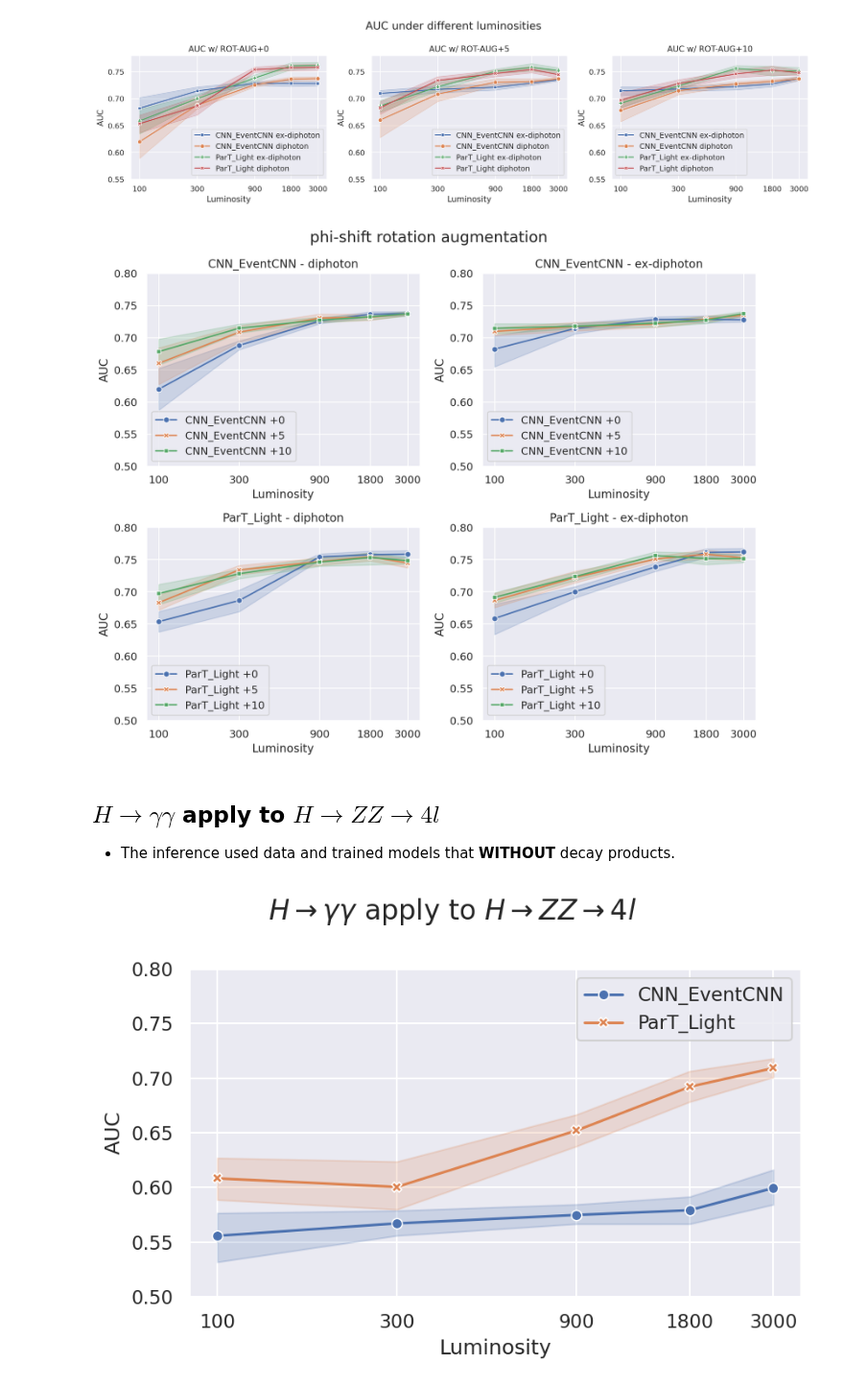
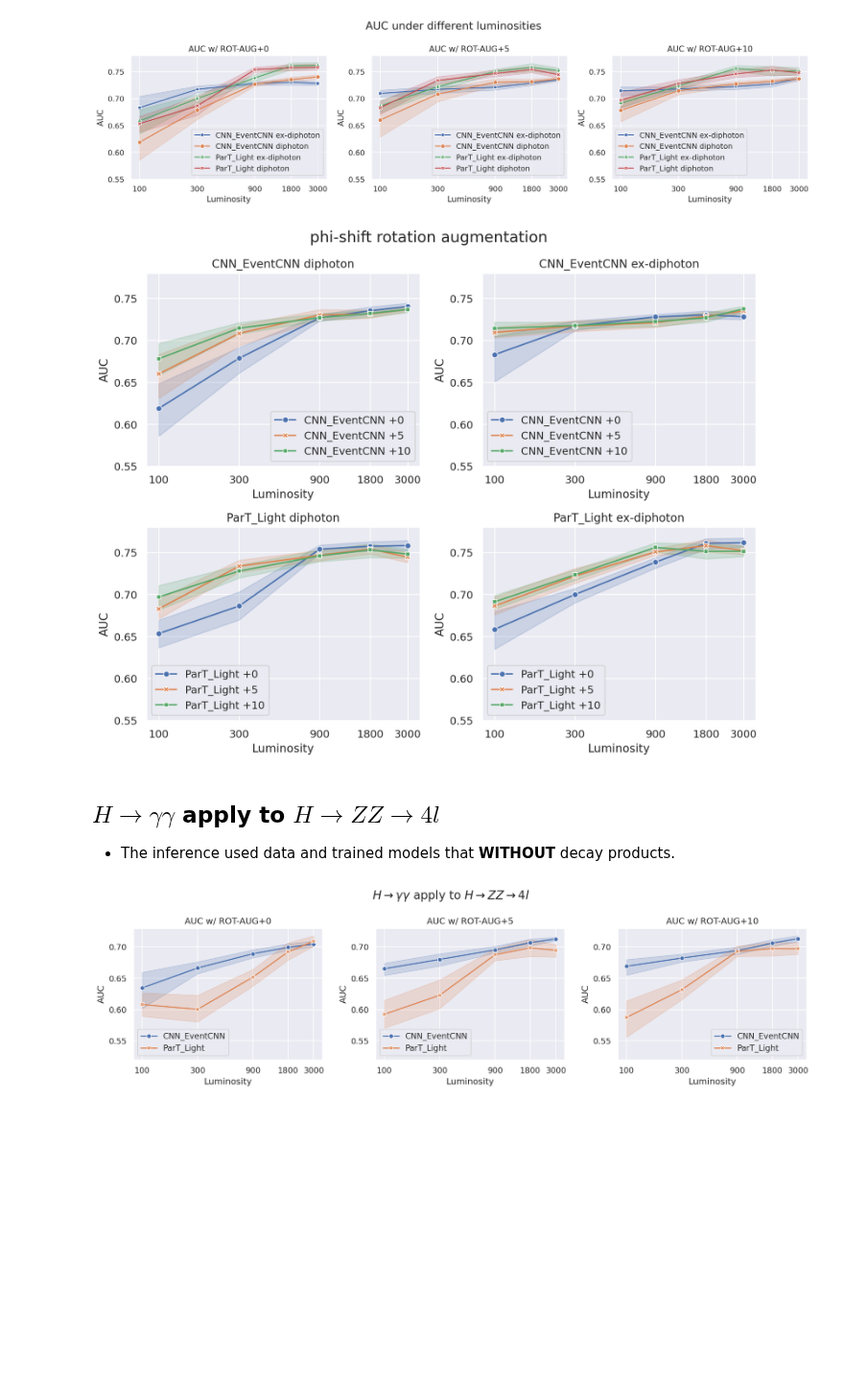
Before and after one commit to maplexgitx0302/NTUHEPML-CWoLa, a Jupyter notebook: notebooks/02-metrics.ipynb, the cells around one changed output. Shown at 96% size. Drawn from its saved outputs; the diff is of its cells as text; code cells hidden in the pictures; blank space fills up the shorter version.

```diff
--- a/notebooks/02-metrics.ipynb
+++ b/notebooks/02-metrics.ipynb
@@ -116,37 +116,40 @@ for i, model in enumerate(['CNN_EventCNN', 'ParT_Light']):
     for j, channel in enumerate(['diphoton', 'ex-diphoton']):
         tmp_df = df[(df['model'] == model) & (df['channel'] == channel)]
         sns.lineplot(data=tmp_df, x='luminosity', y='test_auc', hue='model_rot_aug', style='model_rot_aug', markers=True, dashes=False, ax=ax[i, j])
-        ax[i, j].set_title(f"{model} - {channel}")
+        ax[i, j].set_title(f"{model} {channel}")
         ax[i, j].set_xscale("log")
         ax[i, j].set_xticks([100, 300, 900, 1800, 3000])
         ax[i, j].set_xticklabels([100, 300, 900, 1800, 3000])
-        ax[i, j].set_ylim(0.50, 0.80)
+        ax[i, j].set_ylim(0.55, 0.78)
         ax[i, j].set(xlabel="Luminosity", ylabel="AUC")
         ax[i, j].legend()
 
 plt.tight_layout()
 plt.show()
 # %% [output]
-[figure, old version]
+[figure, new version]
 # %% [markdown]
 ## $H \rightarrow \gamma \gamma$ apply to $H \rightarrow ZZ \rightarrow 4l$
 
 - The inference used data and trained models that **WITHOUT** decay products.
 # %%
-df = pd.read_csv(ROOT / 'output' / 'inference' / 'inference_diphoton_to_zz4l_20250930_105915.csv')
+fig, ax = plt.subplots(1, 3, figsize=(14, 4), dpi=150)
+fig.suptitle(r"$H\rightarrow\gamma\gamma$ apply to $H\rightarrow ZZ\rightarrow 4l$", fontsize=16)
+plt_title_list = ['+0', '+5', '+10']
 
-fig, ax = plt.subplots(1, 1, figsize=(6, 4), dpi=150)
-fig.suptitle(r"$H\rightarrow\gamma\gamma$ apply to $H\rightarrow ZZ\rightarrow 4l$", fontsize=16)
+for i, date_time in enumerate(['20250930_105915', '20250923_232355', '20250924_111848']):
+    df = pd.read_csv(ROOT / 'output' / 'inference' / f'inference_{date_time}.csv')
 
-sns.lineplot(data=df, x='luminosity', y='test_auc', hue='model_name', style='model_name', markers=True, dashes=False, ax=ax)
-ax.set_xscale("log")
-ax.set_xticks([100, 300, 900, 1800, 3000])
-ax.set_xticklabels([100, 300, 900, 1800, 3000])
-ax.set(xlabel="Luminosity", ylabel="AUC")
-ax.set_ylim(0.50, 0.80)
-ax.legend()
+    sns.lineplot(data=df, x='luminosity', y='test_auc', hue='model_name', style='model_name', markers=True, dashes=False, ax=ax[i])
+    ax[i].set_xscale("log")
+    ax[i].set_xticks([100, 300, 900, 1800, 3000])
+    ax[i].set_xticklabels([100, 300, 900, 1800, 3000])
+    ax[i].set(xlabel="Luminosity", ylabel="AUC")
+    ax[i].set_title(f"AUC w/ ROT-AUG{plt_title_list[i]}")
+    ax[i].set_ylim(0.52, 0.73)
+    ax[i].legend()
 
 plt.tight_layout()
 plt.show()
 # %% [output]
-[figure, old version]
+[figure, new version]
```
Also changed, not shown: 7 other files.
